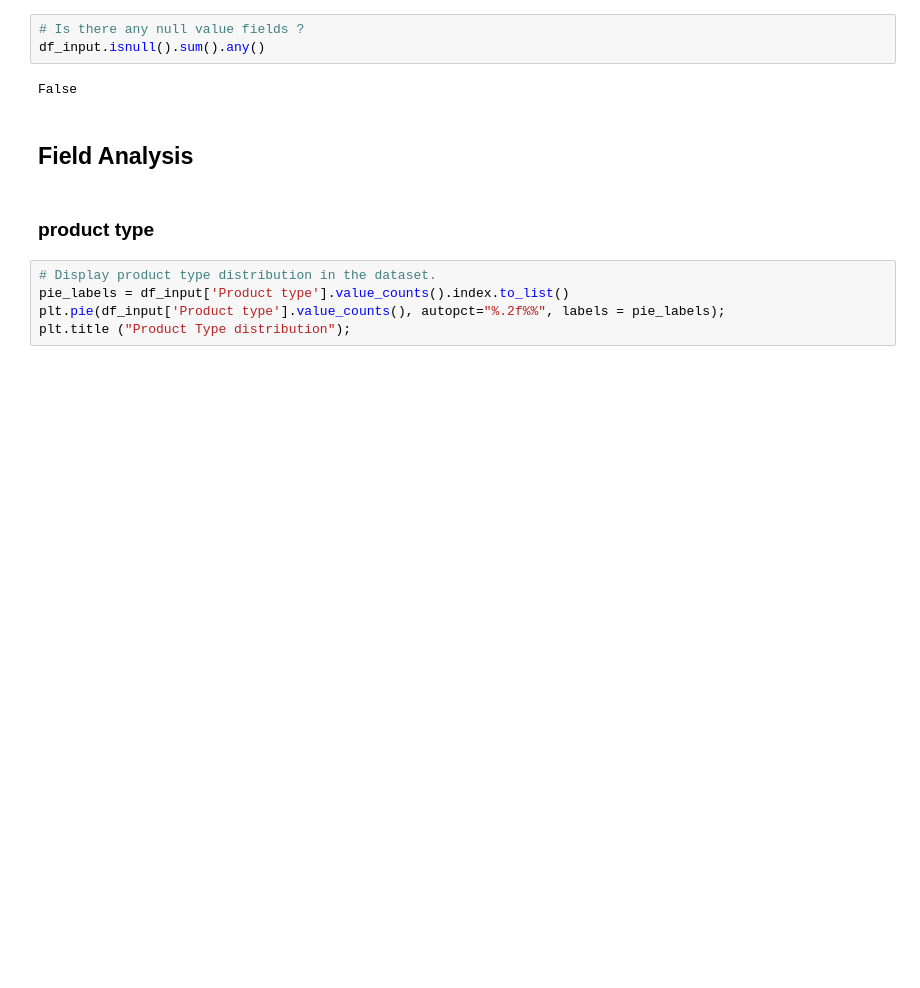
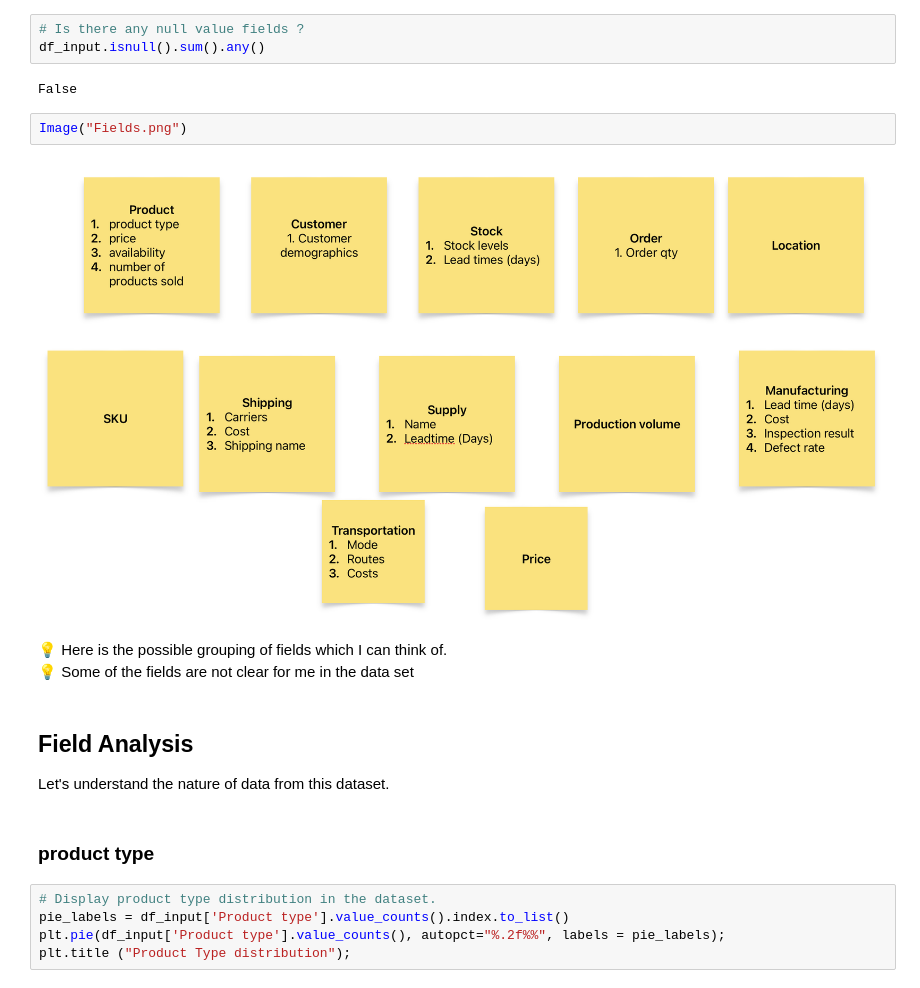
Before and after one commit to ajithcl/SupplyChainAnalysis, a Jupyter notebook: SupplyChain.ipynb, the cells around one changed output. Cells and saved outputs as stored; diff of their text form; blank space fills up the shorter version.

Commit message:
More insights from the data

```diff
--- a/SupplyChain.ipynb
+++ b/SupplyChain.ipynb
@@ -54,8 +56,16 @@ memory usage: 18.9+ KB
 df_input.isnull().sum().any()
 # %% [output]
 False
+# %%
+Image("Fields.png")
+# %% [output]
+[figure, added]
+# %% [markdown]
+💡 Here is the possible grouping of fields which I can think of.<br>
+💡 Some of the fields are not clear for me in the data set
 # %% [markdown]
 ## Field Analysis
+<p> Let's understand the nature of data from this dataset.</p>
 # %% [markdown]
 ### product type
 # %%
```
Also changed, not shown: parts of 11 cells of this notebook, 1 other file.
